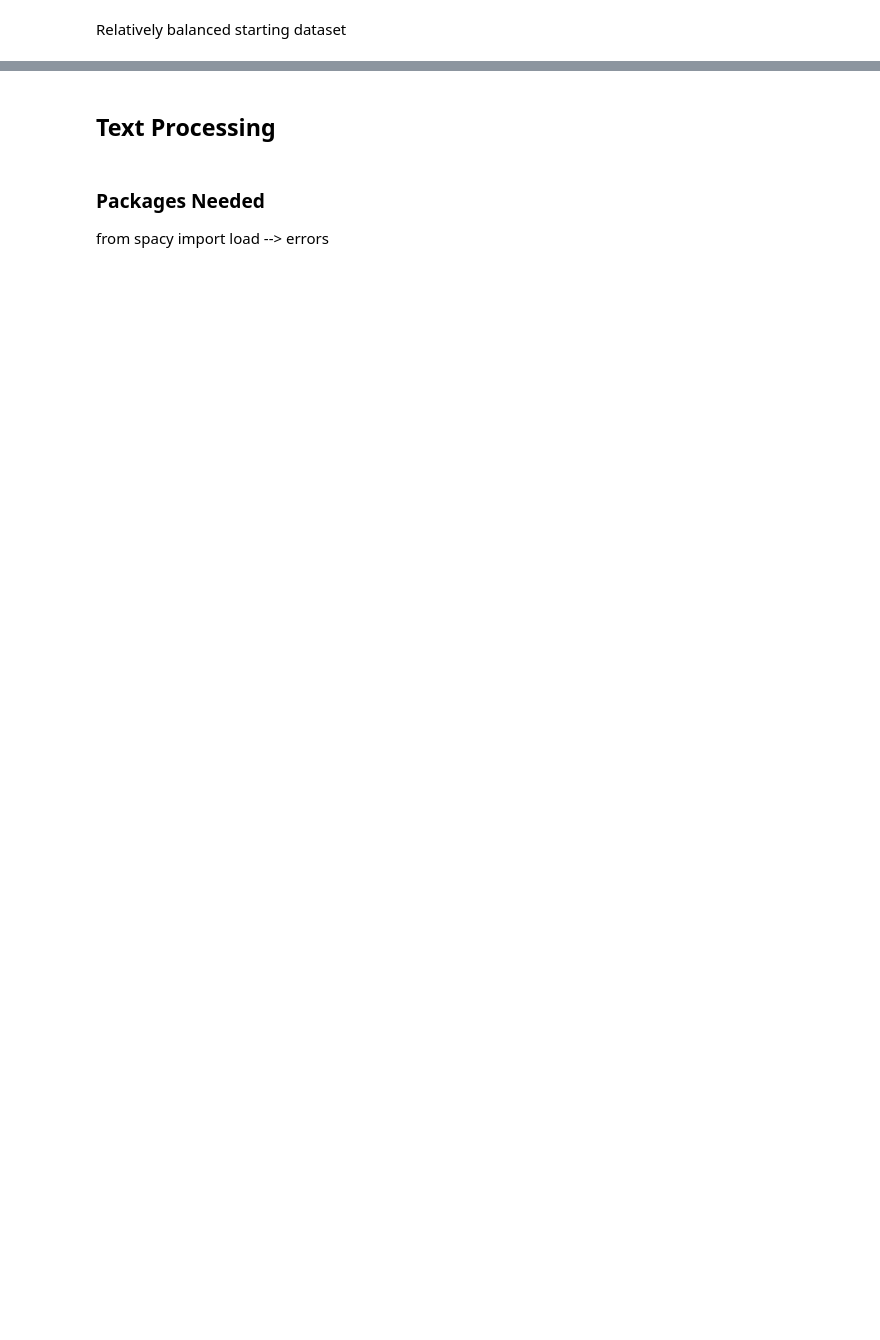
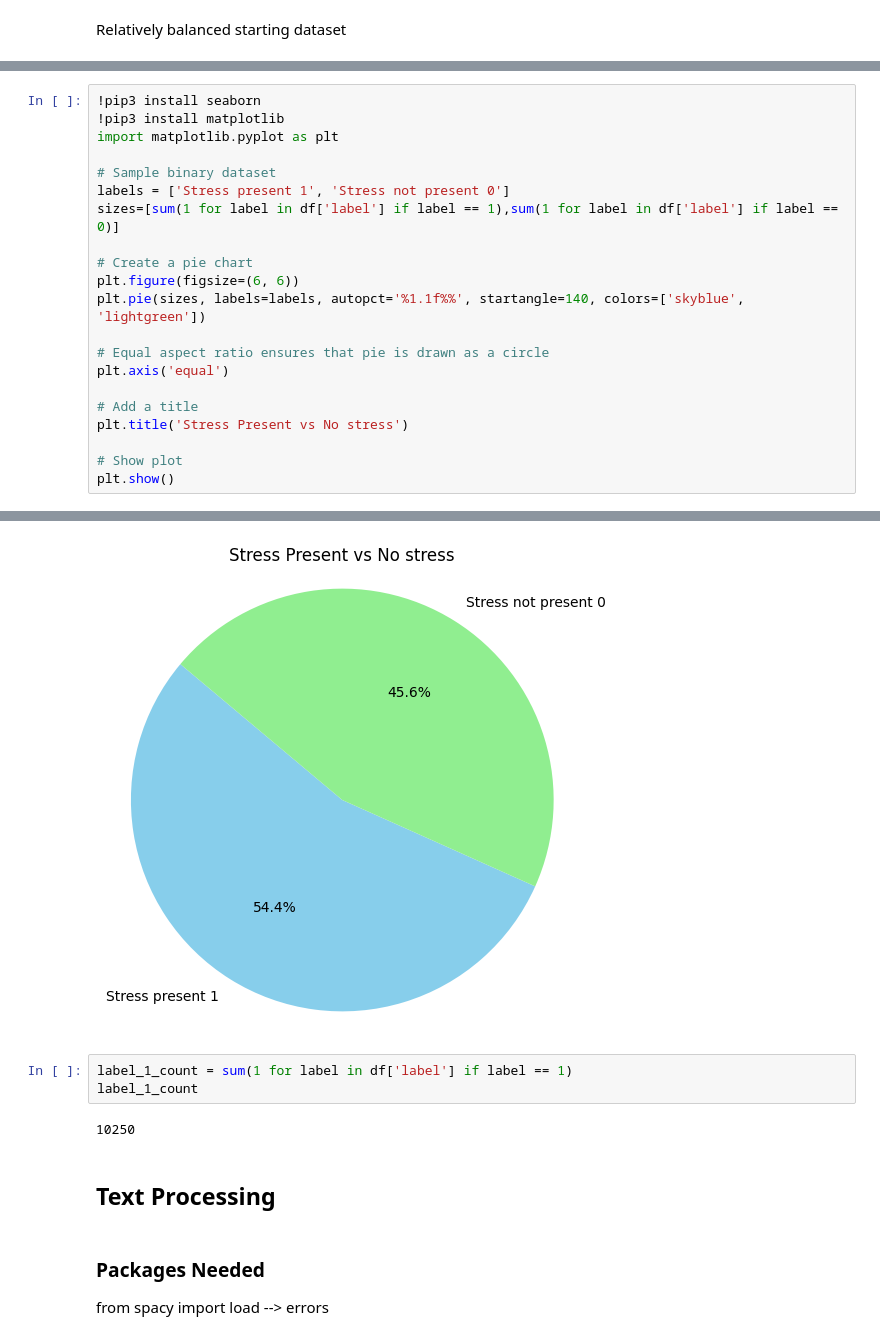
Before and after one commit to Yichen-Z/cis583_project, a Jupyter notebook: detect_stress.ipynb, the cells around one changed output, grey strips where cells are left out. Cells and saved outputs as stored; diff of their text form; blank space fills up the shorter version.

Commit message:
added plots

```diff
--- a/detect_stress.ipynb
+++ b/detect_stress.ipynb
@@ -67 +77,23 @@ label
 Name: count, dtype: int64
+# %%
+!pip3 install seaborn
+!pip3 install matplotlib
+import matplotlib.pyplot as plt
+
+# Sample binary dataset
+labels = ['Stress present 1', 'Stress not present 0']
+sizes=[sum(1 for label in df['label'] if label == 1),sum(1 for label in df['label'] if label == 0)]
+
+# Create a pie chart
+plt.figure(figsize=(6, 6))
+plt.pie(sizes, labels=labels, autopct='%1.1f%%', startangle=140, colors=['skyblue', 'lightgreen'])
+
+# Equal aspect ratio ensures that pie is drawn as a circle
+plt.axis('equal')
+
+# Add a title
+plt.title('Stress Present vs No stress')
+
+# Show plot
+plt.show()
+# %% [output]
@@ -68,3 +117,9 @@ Name: count, dtype: int64
+[figure, added]
+# %%
+label_1_count = sum(1 for label in df['label'] if label == 1)
+label_1_count
+# %% [output]
+10250
 # %% [markdown]
 ## Text Processing
 # %% [markdown]
```
Also changed, not shown: parts of 31 cells of this notebook.
